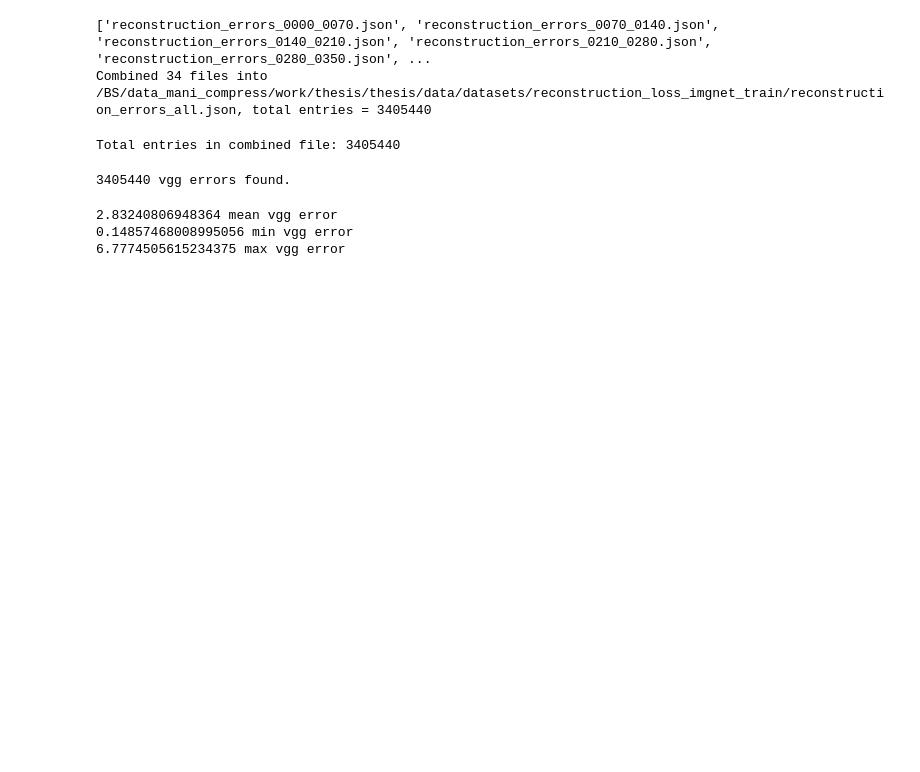
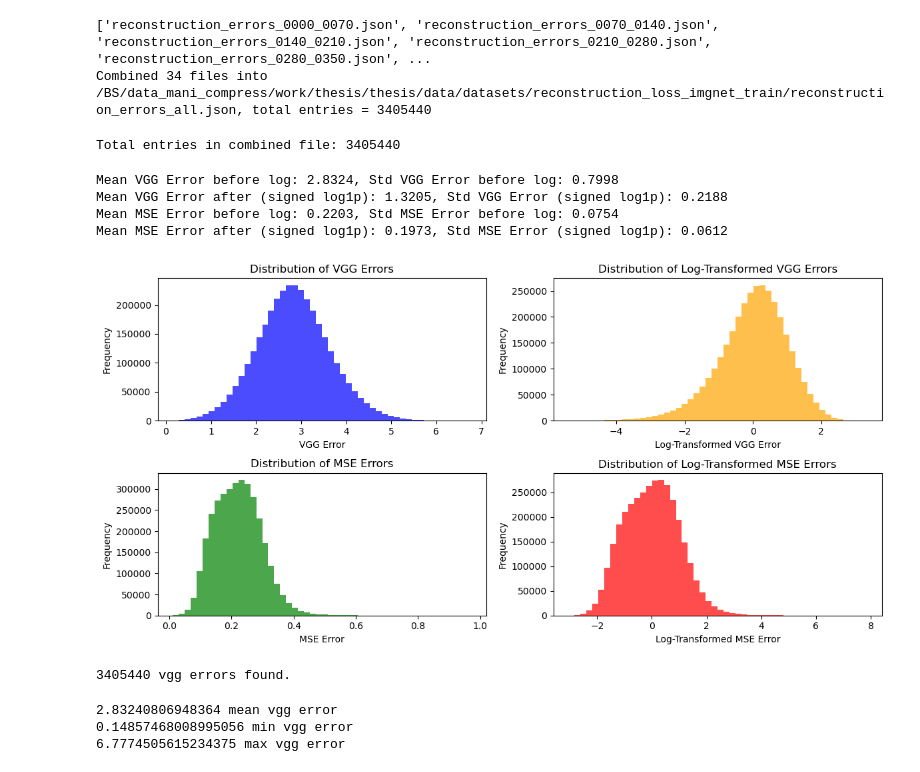
Before and after one commit to hevra01/thesis, a Jupyter notebook: notebooks/reconstruction_loss.ipynb, the cells around one changed output. Cells and saved outputs as stored; diff of their text form; code cells hidden in the pictures; blank space fills up the shorter version.

```diff
--- a/notebooks/reconstruction_loss.ipynb
+++ b/notebooks/reconstruction_loss.ipynb
@@ -53,6 +54,77 @@ with open("/BS/data_mani_compress/work/thesis/thesis/data/datasets/reconstructio
 print(f"Total entries in combined file: {len(combined)}")
 # %% [output]
 Total entries in combined file: 3405440
+# %%
+# only get the vgg_error and the mse errors as a np list
+# then compute the log1p
+# then find the mean and stddev
+vgg_error = [entry['vgg_error'] for entry in combined]
+
+mean_before_log = float(np.asarray(vgg_error, dtype=np.float64).mean())  # ddof=0 (matches np.std default)
+std_before_log = float(np.asarray(vgg_error, dtype=np.float64).std())
+print(f"Mean VGG Error before log: {mean_before_log:.4f}, Std VGG Error before log: {std_before_log:.4f}")
+
+vgg_error_log = np.sign(vgg_error) * np.log1p(np.abs(vgg_error))
+mean_vgg_error = float(vgg_error_log.mean())  # ddof=0 (matches np.std default)
+std_vgg_error = float(vgg_error_log.std())
+print(f"Mean VGG Error after (signed log1p): {mean_vgg_error:.4f}, Std VGG Error (signed log1p): {std_vgg_error:.4f}")
+
+
+
+mse_error = [entry['mse_error'] for entry in combined]
+
+mean_before_log = float(np.asarray(mse_error, dtype=np.float64).mean())  # ddof=0 (matches np.std default)
+std_before_log = float(np.asarray(mse_error, dtype=np.float64).std())
+print(f"Mean MSE Error before log: {mean_before_log:.4f}, Std MSE Error before log: {std_before_log:.4f}")
+
+mse_error_log = np.sign(mse_error) * np.log1p(np.abs(mse_error))
+mean_mse_error = float(mse_error_log.mean())  # ddof=0 (matches np.std default)
+std_mse_error = float(mse_error_log.std())
+print(f"Mean MSE Error after (signed log1p): {mean_mse_error:.4f}, Std MSE Error (signed log1p): {std_mse_error:.4f}")
+# %% [output]
+Mean VGG Error before log: 2.8324, Std VGG Error before log: 0.7998
+Mean VGG Error after (signed log1p): 1.3205, Std VGG Error (signed log1p): 0.2188
+Mean MSE Error before log: 0.2203, Std MSE Error before log: 0.0754
+Mean MSE Error after (signed log1p): 0.1973, Std MSE Error (signed log1p): 0.0612
+# %%
+# plot the distribution of vgg and mse errors before and after normalization
+import matplotlib.pyplot as plt
+plt.figure(figsize=(12, 6))
+plt.subplot(2, 2, 1)
+
+plt.hist(vgg_error, bins=50, color='blue', alpha=0.7)
+plt.title('Distribution of VGG Errors')
+plt.xlabel('VGG Error')
+plt.ylabel('Frequency')
+plt.subplot(2, 2, 2)
+
+# find the normalized vgg errors
+vgg_error_log = np.array(vgg_error_log)
+vgg_error_log_normalized = (vgg_error_log - mean_vgg_error) / std_vgg_error
+plt.hist(vgg_error_log_normalized, bins=50, color='orange', alpha=0.7)
+plt.title('Distribution of Log-Transformed VGG Errors')
+plt.xlabel('Log-Transformed VGG Error')
+plt.ylabel('Frequency')
+plt.subplot(2, 2, 3)
+
+
+plt.hist(mse_error, bins=50, color='green', alpha=0.7)
+plt.title('Distribution of MSE Errors')
+plt.xlabel('MSE Error')
+plt.ylabel('Frequency')
+plt.subplot(2, 2, 4)
+
+# find the normalized mse errors
+mse_error_log = np.array(mse_error_log)
+mse_error_log_normalized = (mse_error_log - mean_mse_error) / std_mse_error
+plt.hist(mse_error_log_normalized, bins=50, color='red', alpha=0.7)
+plt.title('Distribution of Log-Transformed MSE Errors')
+plt.xlabel('Log-Transformed MSE Error')
+plt.ylabel('Frequency')
+plt.tight_layout()
+plt.show()
+# %% [output]
+[figure, added]
 # %%
 # get all the vgg errors
 vgg_errors = [entry["vgg_error"] for entry in combined]
```
Also changed, not shown: parts of 1 cell of this notebook, 6 other files.
